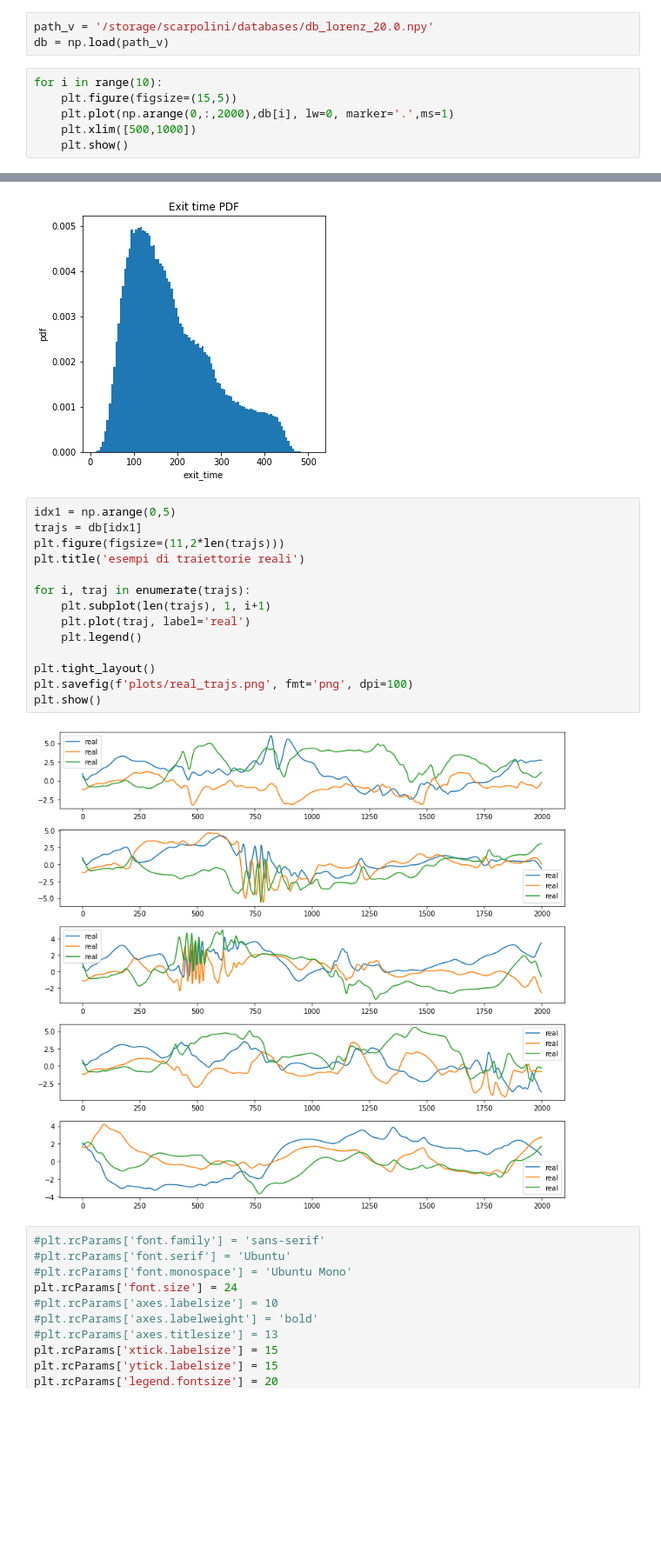
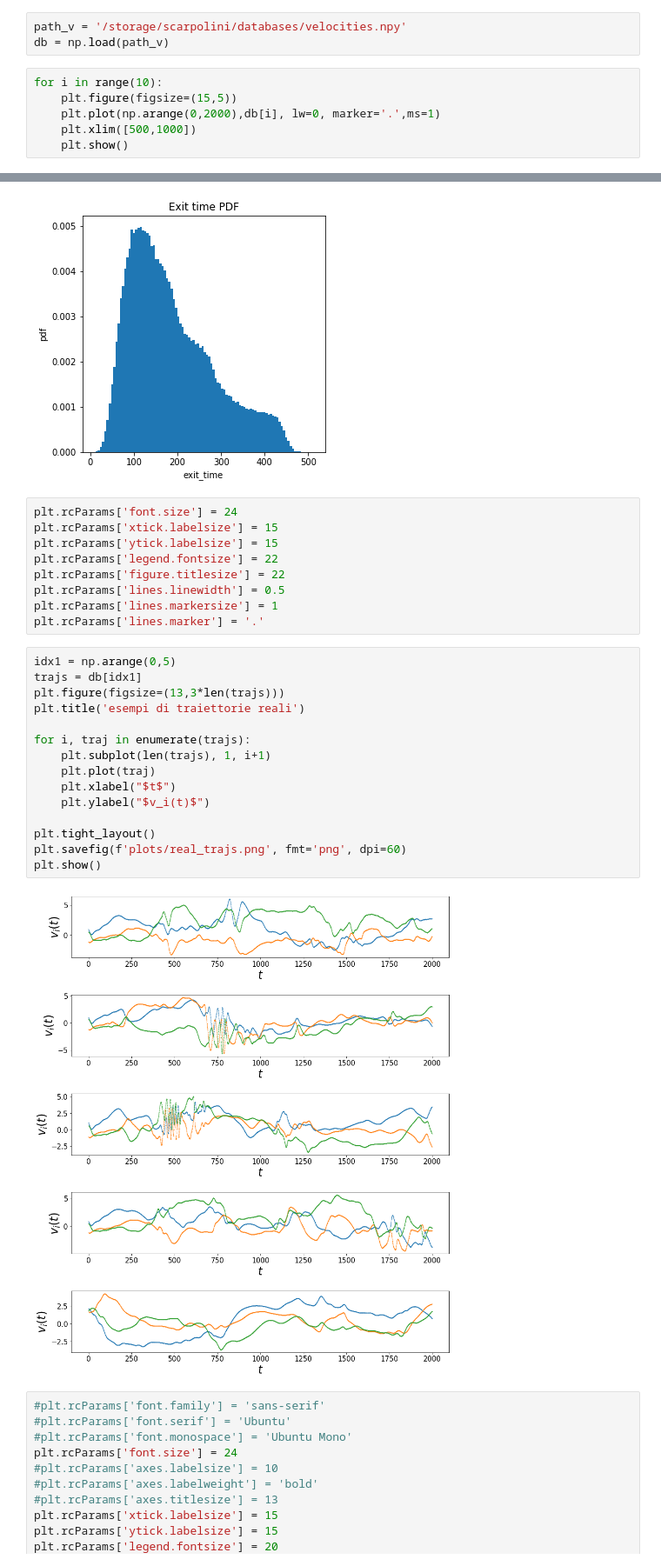
Before and after one commit to scarpma/lagrangian, a Jupyter notebook: pdf_plot.ipynb, the cells around one changed output, grey strips where cells are left out. Shown at 87% size. Saved outputs shown, nothing was run; the diff lists cells and outputs as text; blank space fills up the shorter version.

```diff
--- a/pdf_plot.ipynb
+++ b/pdf_plot.ipynb
@@ -6,12 +6,12 @@ import matplotlib.pyplot as plt
 from utility import *
 from acf_utils import *
 # %%
-path_v = '/storage/scarpolini/databases/db_lorenz_20.0.npy'
+path_v = '/storage/scarpolini/databases/velocities.npy'
 db = np.load(path_v)
 # %%
 for i in range(10):
     plt.figure(figsize=(15,5))
-    plt.plot(np.arange(0,:,2000),db[i], lw=0, marker='.',ms=1)
+    plt.plot(np.arange(0,2000),db[i], lw=0, marker='.',ms=1)
     plt.xlim([500,1000])
     plt.show()
 # %% [output]
@@ -294,22 +303,32 @@ plt.xlabel('exit_time')
 plt.savefig('plots/pdf_exit_time',fmt='png',dpi=100)
 # %% [output]
 [figure]
+# %%
+plt.rcParams['font.size'] = 24
+plt.rcParams['xtick.labelsize'] = 15
+plt.rcParams['ytick.labelsize'] = 15
+plt.rcParams['legend.fontsize'] = 22
+plt.rcParams['figure.titlesize'] = 22
+plt.rcParams['lines.linewidth'] = 0.5
+plt.rcParams['lines.markersize'] = 1
+plt.rcParams['lines.marker'] = '.'
 # %%
 idx1 = np.arange(0,5)
 trajs = db[idx1]
-plt.figure(figsize=(11,2*len(trajs)))
+plt.figure(figsize=(13,3*len(trajs)))
 plt.title('esempi di traiettorie reali')
 
 for i, traj in enumerate(trajs):
     plt.subplot(len(trajs), 1, i+1)
-    plt.plot(traj, label='real')
-    plt.legend()
+    plt.plot(traj)
+    plt.xlabel("$t$")
+    plt.ylabel("$v_i(t)$")
 
 plt.tight_layout()
-plt.savefig(f'plots/real_trajs.png', fmt='png', dpi=100)
+plt.savefig(f'plots/real_trajs.png', fmt='png', dpi=60)
 plt.show()
 # %% [output]
-[figure, old version]
+[figure, new version]
 # %%
 #plt.rcParams['font.family'] = 'sans-serif'
 #plt.rcParams['font.serif'] = 'Ubuntu'
```
Also changed, not shown: parts of 1 cell of this notebook, 17 other files.
